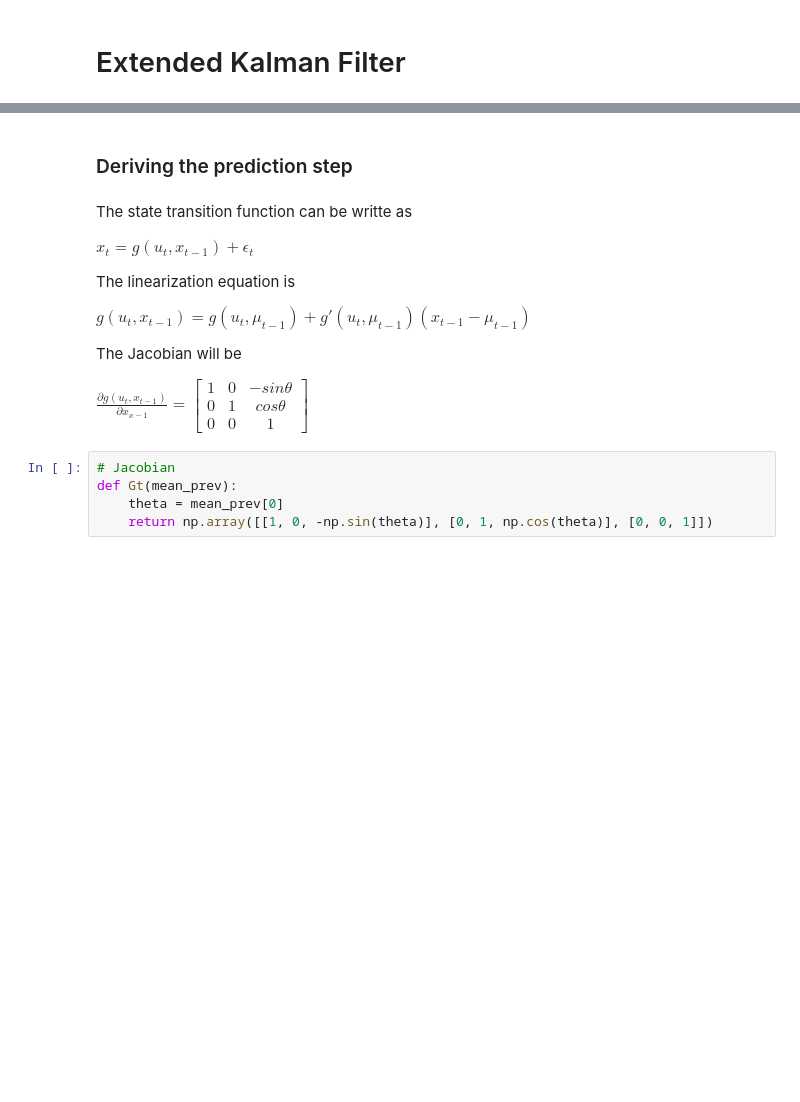
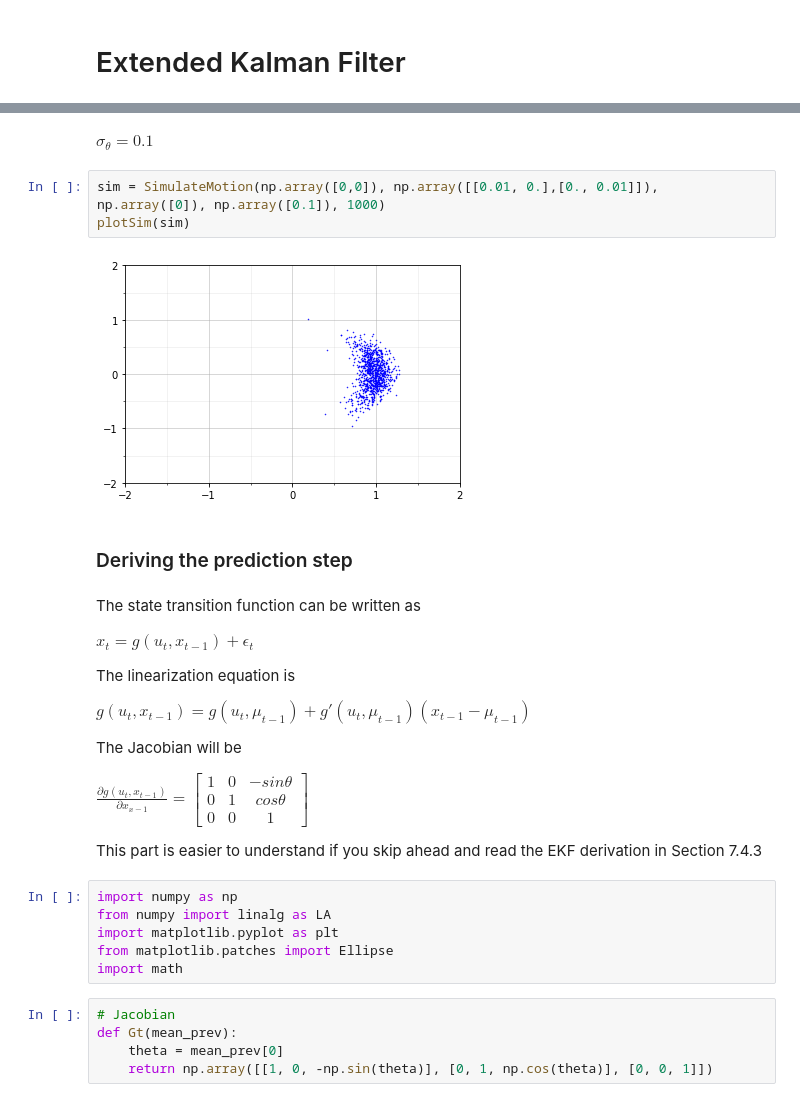
Before and after one commit to eanil/ProbabilisticRobotics, a Jupyter notebook: Chapter_3/Question_3.ipynb, the cells around one changed output, grey strips where cells are left out. Cells and saved outputs as stored; diff of their text form; blank space fills up the shorter version.

```diff
--- a/Chapter_3/Question_3.ipynb
+++ b/Chapter_3/Question_3.ipynb
@@ -20,7 +58,14 @@ TODO: Demonstrate
+# %% [markdown]
+$\sigma_\theta=0.1$
+# %%
+sim = SimulateMotion(np.array([0,0]), np.array([[0.01, 0.],[0., 0.01]]), np.array([0]), np.array([0.1]), 1000)
+plotSim(sim)
+# %% [output]
+[figure, added]
 # %% [markdown]
 ### Deriving the prediction step
 # %% [markdown]
-The state transition function can be writte as
+The state transition function can be written as
 
 $x_t = g(u_t, x_{t-1}) + \epsilon_t$
 
@@ -32,6 +77,14 @@ The Jacobian will be
 
 $\frac{\partial g(u_t, x_{t-1})}{\partial x_{x-1}} =
 \begin{bmatrix} 1 & 0 & -sin\theta \\ 0 & 1 &cos\theta \\ 0 & 0 & 1 \end{bmatrix}$
+
+This part is easier to understand if you skip ahead and read the EKF derivation in Section 7.4.3
+# %%
+import numpy as np
+from numpy import linalg as LA
+import matplotlib.pyplot as plt
+from matplotlib.patches import Ellipse
+import math
 # %%
 # Jacobian
 def Gt(mean_prev):
```
Also changed, not shown: parts of 23 cells of this notebook.
